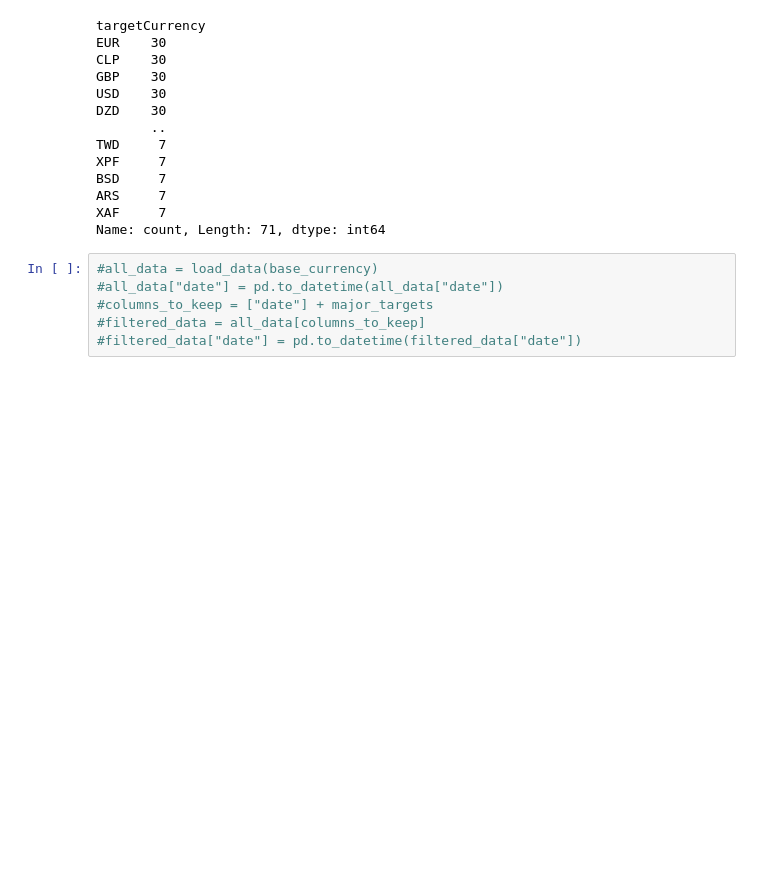
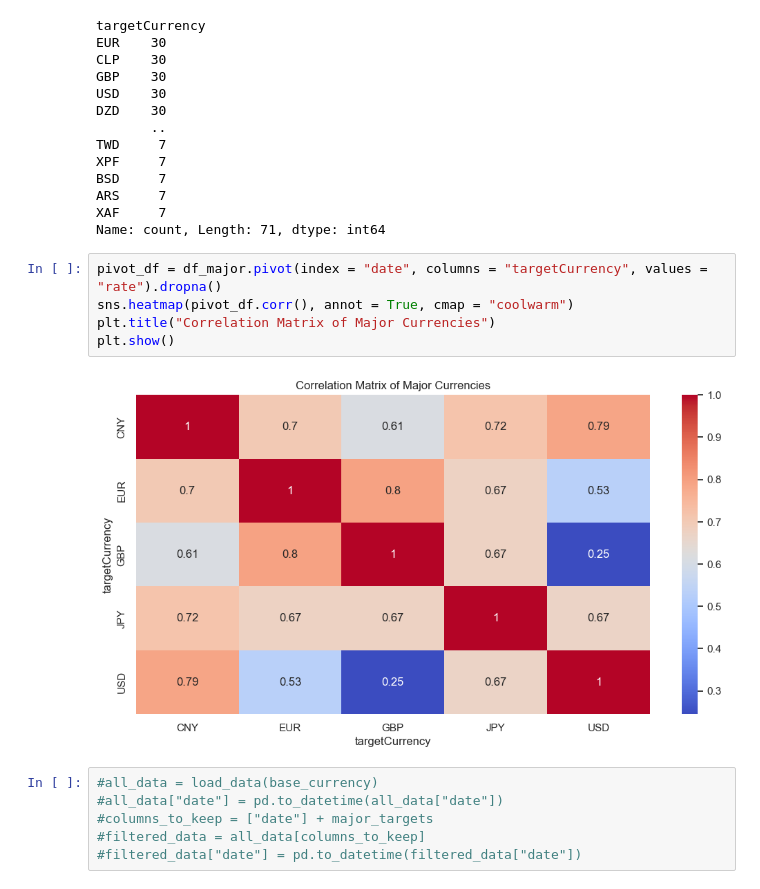
Before and after one commit to CoreeJoseph/ete4990-s25-homeworkfolder-ClassTemplte, a Jupyter notebook: Take home final/quest_2.ipynb, the cells around one changed output. Saved outputs shown, nothing was run; the diff lists cells and outputs as text; blank space fills up the shorter version.

Commit message:
3rd plot

```diff
--- a/Take home final/quest_2.ipynb
+++ b/Take home final/quest_2.ipynb
@@ -91,6 +91,13 @@ BSD     7
 ARS     7
 XAF     7
 Name: count, Length: 71, dtype: int64
+# %%
+pivot_df = df_major.pivot(index = "date", columns = "targetCurrency", values = "rate").dropna()
+sns.heatmap(pivot_df.corr(), annot = True, cmap = "coolwarm")
+plt.title("Correlation Matrix of Major Currencies")
+plt.show()
+# %% [output]
+[figure, added]
 # %%
 #all_data = load_data(base_currency)
 #all_data["date"] = pd.to_datetime(all_data["date"])
```
Also changed, not shown: parts of 1 cell of this notebook.
